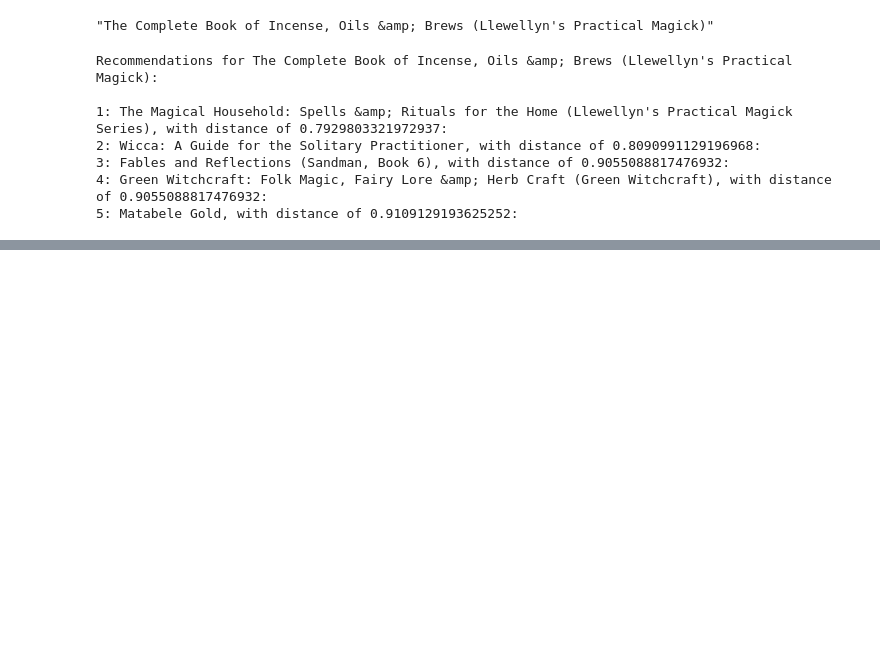
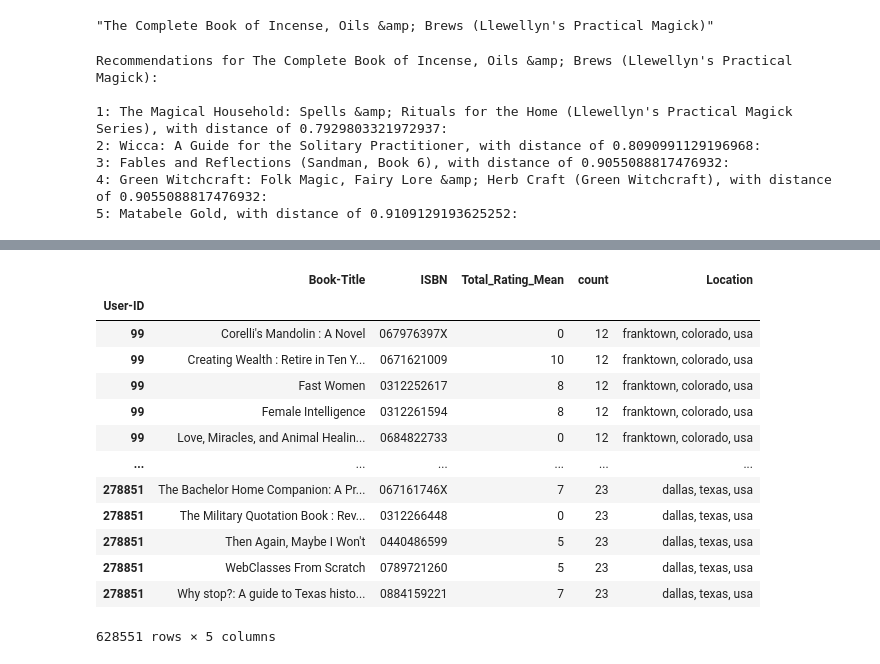
Before and after one commit to Ali-Asgar-Lakdawala/Book-Recommendation-System-capstone, a Jupyter notebook: Book_Recommendation_System_Capstone.ipynb, the cells around one changed output, grey strips where cells are left out. Cells and saved outputs as stored; diff of their text form; code cells hidden in the pictures; blank space fills up the shorter version.

```diff
--- a/Book_Recommendation_System_Capstone.ipynb
+++ b/Book_Recommendation_System_Capstone.ipynb
@@ -646,0 +797,17 @@ Recommendations for The Complete Book of Incense, Oils &amp; Brews (Llewellyn's
+# %%
+us_user_rating[us_user_rating['ISBN'].isin(books_df['ISBN'])].set_index('User-ID')
+# %% [output]
+|  | Book-Title | ISBN | Total_Rating_Mean | count | Location |
+| User-ID |  |  |  |  |  |
+| 99 | Corelli's Mandolin : A Novel | 067976397X | 0 | 12 | franktown, colorado, usa |
+| 99 | Creating Wealth : Retire in Ten Y... | 0671621009 | 10 | 12 | franktown, colorado, usa |
+| 99 | Fast Women | 0312252617 | 8 | 12 | franktown, colorado, usa |
+| 99 | Female Intelligence | 0312261594 | 8 | 12 | franktown, colorado, usa |
+| 99 | Love, Miracles, and Animal Healin... | 0684822733 | 0 | 12 | franktown, colorado, usa |
+| ... | ... | ... | ... | ... | ... |
+| 278851 | The Bachelor Home Companion: A Pr... | 067161746X | 7 | 23 | dallas, texas, usa |
+| 278851 | The Military Quotation Book : Rev... | 0312266448 | 0 | 23 | dallas, texas, usa |
+| 278851 | Then Again, Maybe I Won't | 0440486599 | 5 | 23 | dallas, texas, usa |
+| 278851 | WebClasses From Scratch | 0789721260 | 5 | 23 | dallas, texas, usa |
+| 278851 | Why stop?: A guide to Texas histo... | 0884159221 | 7 | 23 | dallas, texas, usa |
+628551 rows × 5 columns
```
Also changed, not shown: parts of 29 cells of this notebook.
